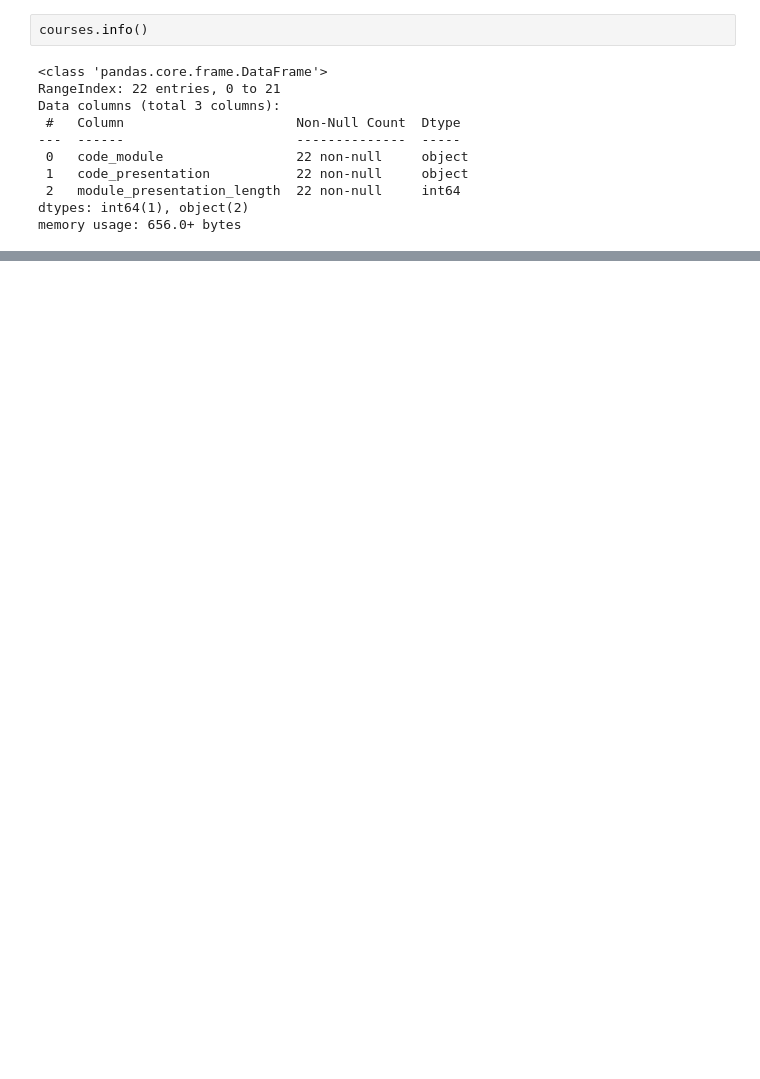
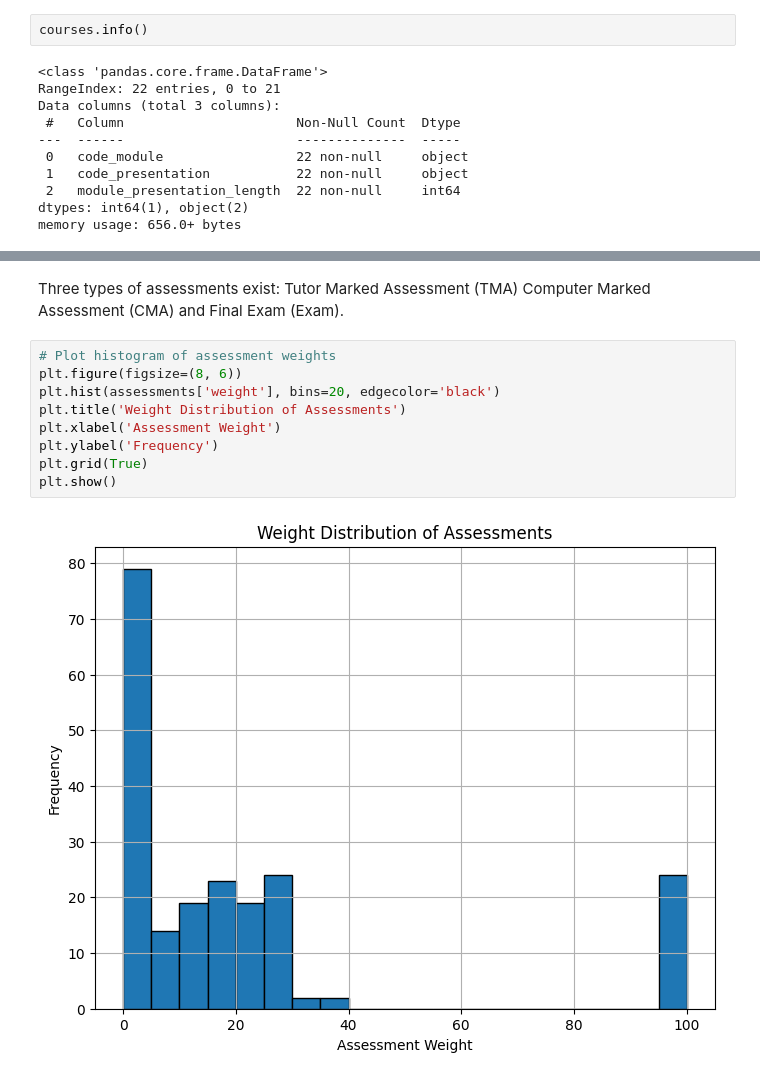
Before and after one commit to LaraOnipede/LHL-finalProject, a Jupyter notebook: notebooks/ExploratoryDataAnalysis.ipynb, the cells around one changed output, grey strips where cells are left out. Cells and saved outputs as stored; diff of their text form; blank space fills up the shorter version.

```diff
--- a/notebooks/ExploratoryDataAnalysis.ipynb
+++ b/notebooks/ExploratoryDataAnalysis.ipynb
@@ -46,0 +222,16 @@ memory usage: 656.0+ bytes
+# %% [markdown]
+Three types of assessments exist:
+Tutor Marked Assessment (TMA)
+Computer Marked Assessment (CMA) and
+Final Exam (Exam).
+# %%
+# Plot histogram of assessment weights
+plt.figure(figsize=(8, 6))
+plt.hist(assessments['weight'], bins=20, edgecolor='black')
+plt.title('Weight Distribution of Assessments')
+plt.xlabel('Assessment Weight')
+plt.ylabel('Frequency')
+plt.grid(True)
+plt.show()
+# %% [output]
+[figure, added]
```
Also changed, not shown: parts of 25 cells of this notebook.
